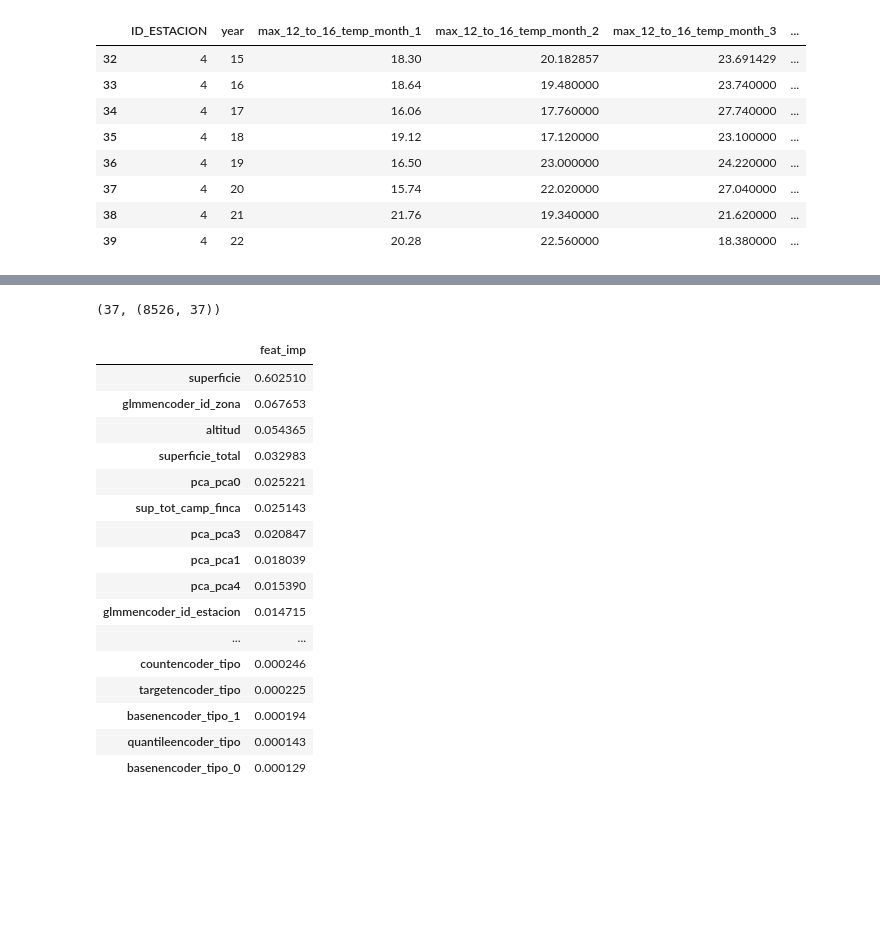
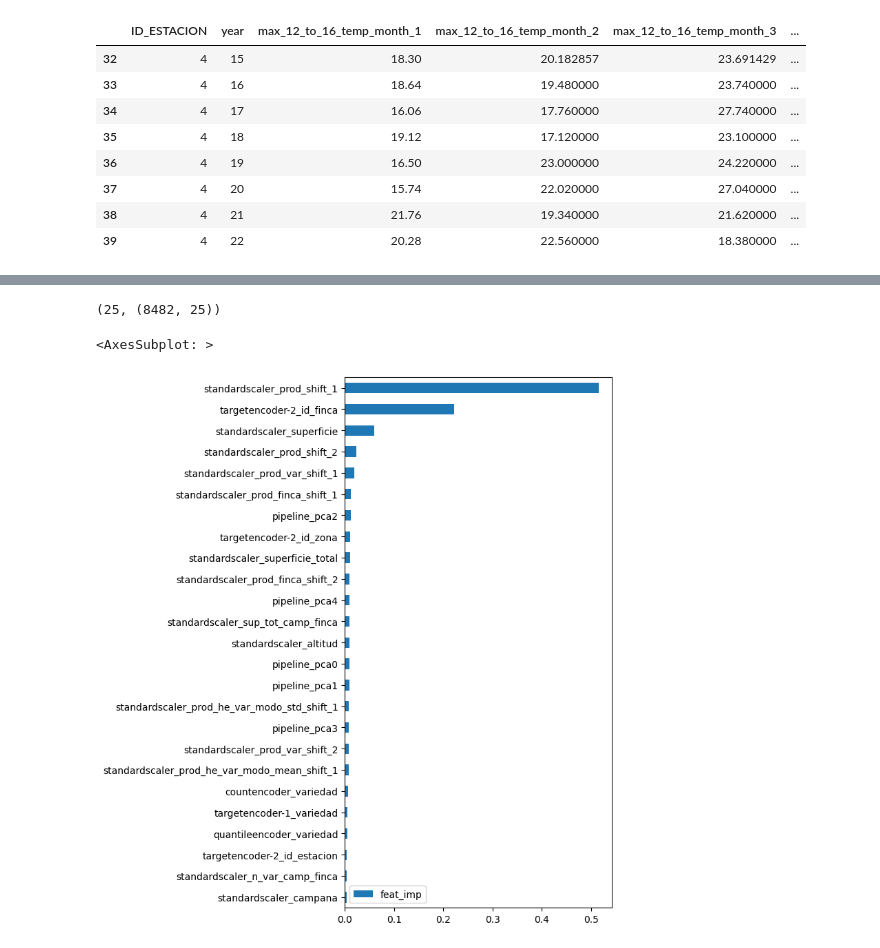
Before and after one commit to vitostamatti/datathon-cajamar-malbecs, a Jupyter notebook: notebooks/03-modeling/00-modeling-vito.ipynb, the cells around one changed output, grey strips where cells are left out. Cells and saved outputs as stored; diff of their text form; code cells hidden in the pictures; blank space fills up the shorter version.

```diff
--- a/notebooks/03-modeling/00-modeling-vito.ipynb
+++ b/notebooks/03-modeling/00-modeling-vito.ipynb
@@ -6,16 +6,18 @@ import seaborn as sns
 import os
 # %%
 # load preprocess datasets
-path = '../../data/processed/'
+path_to_pro = '../../data/processed/'
+path_to_final = '../../data/final/'
 
 wine_data = pd.read_csv(
-    os.path.join(path, "wine_pro.csv")
+    os.path.join(path_to_final, "wine_final.csv")
 )
+
 eto_data = pd.read_csv(
-    os.path.join(path, "eto_pro.csv")
+    os.path.join(path_to_pro, "eto_pro.csv")
 )
 meteo_data = pd.read_csv(
-    os.path.join(path, "meteo_pro.csv")
+    os.path.join(path_to_pro, "meteo_pro.csv")
 )
 # %%
 wine_data.columns
@@ -390,5 +482,5 @@ eval_model(
 # %%
-glm_cols = [
+id_cols = [
     'id_finca',
     'id_zona',
     'id_estacion'
@@ -405,28 +497,31 @@ rest_cat_cols = [
 ]
 
 prep = make_column_transformer(
-    # (ce.CountEncoder(), rest_cat_cols),
-    # (ce.BaseNEncoder(), rest_cat_cols),
-    # (ce.QuantileEncoder(), rest_cat_cols),
+    (ce.CountEncoder(), rest_cat_cols),
+    (ce.QuantileEncoder(), rest_cat_cols),
     (ce.TargetEncoder(), rest_cat_cols),
-    (ce.OrdinalEncoder(), ord_cols),
-    (ce.GLMMEncoder(), glm_cols),
-    # (PCA(n_components=3), meteo_cols+eto_cols),
+
+    # (ce.GLMMEncoder(), id_cols),
+    (ce.TargetEncoder(), id_cols),
+
+    (make_pipeline(StandardScaler(), PCA(n_components=5)), meteo_cols+eto_cols),
+
     (StandardScaler(), wine_num_cols),
     # remainder='passthrough'
     remainder='drop'
 )
 
 
+
 m = make_pipeline(
     prep,
-    CatBoostRegressor(random_state=seed,iterations=500,
-                    #   cat_features=rest_cat_cols,
-                     verbose=1),
+    # CatBoostRegressor(random_state=seed,iterations=500, n_jobs=01)
     # XGBRegressor(random_state=seed, n_jobs=-1)
+    RandomForestRegressor(random_state=seed, n_jobs=-1)
 )
 
-final_cols = wine_num_cols+glm_cols+rest_cat_cols+meteo_cols+eto_cols+ord_cols
+final_cols = wine_num_cols+id_cols+rest_cat_cols+meteo_cols+eto_cols+ord_cols
+# final_cols = wine_num_cols+id_cols+rest_cat_cols+ord_cols
 
 eval_model(
     m = m,
@@ -464,31 +542,15 @@ for t in prep.named_transformers_:
     if t !='remainder':
         fno+=[f"{t}_{c}" for c in prep.named_transformers_[t].get_feature_names_out()]
 # %%
-len(fno + wine_num_cols,), X_.shape
+len(fno), X_.shape
 # %% [output]
-(37, (8526, 37))
+(25, (8482, 25))
 # %%
 pd.DataFrame(
     rf.feature_importances_,
-    index=fno + wine_num_cols,
+    index=fno,
     columns=['feat_imp']
-).sort_values('feat_imp', ascending=False)
-# .plot(kind='barh', figsize=(5,15))
+).sort_values('feat_imp', ascending=True)[-30:].plot(kind='barh', figsize=(5,10))
 # %% [output]
-|  | feat_imp |
-| superficie | 0.602510 |
-| glmmencoder_id_zona | 0.067653 |
-| altitud | 0.054365 |
-| superficie_total | 0.032983 |
-| pca_pca0 | 0.025221 |
-| sup_tot_camp_finca | 0.025143 |
-| pca_pca3 | 0.020847 |
-| pca_pca1 | 0.018039 |
-| pca_pca4 | 0.015390 |
-| glmmencoder_id_estacion | 0.014715 |
-| ... | ... |
-| countencoder_tipo | 0.000246 |
-| targetencoder_tipo | 0.000225 |
-| basenencoder_tipo_1 | 0.000194 |
-| quantileencoder_tipo | 0.000143 |
-| basenencoder_tipo_0 | 0.000129 |
+<AxesSubplot: >
+[figure, added]
```
Also changed, not shown: parts of 34 cells of this notebook, 10 other files.
